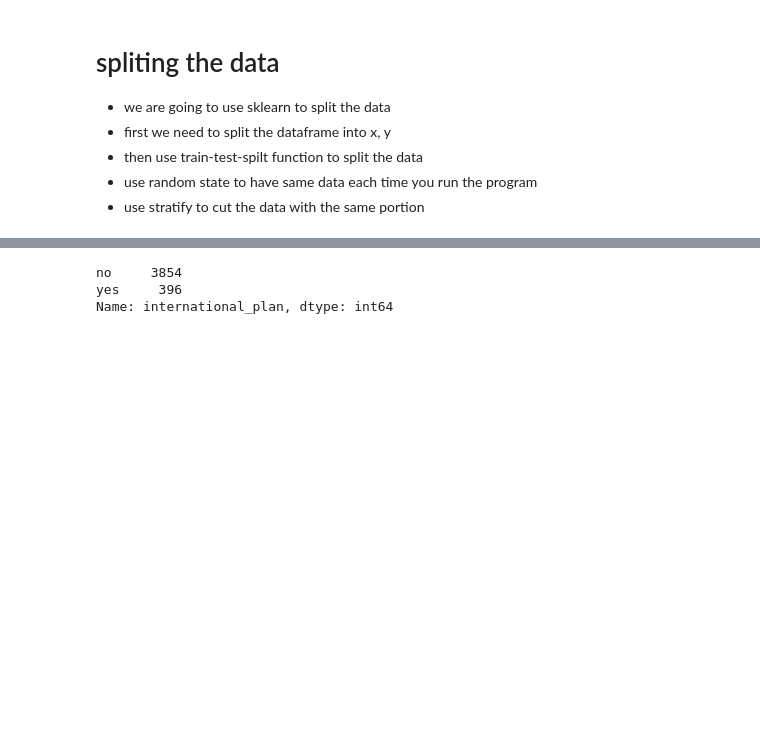
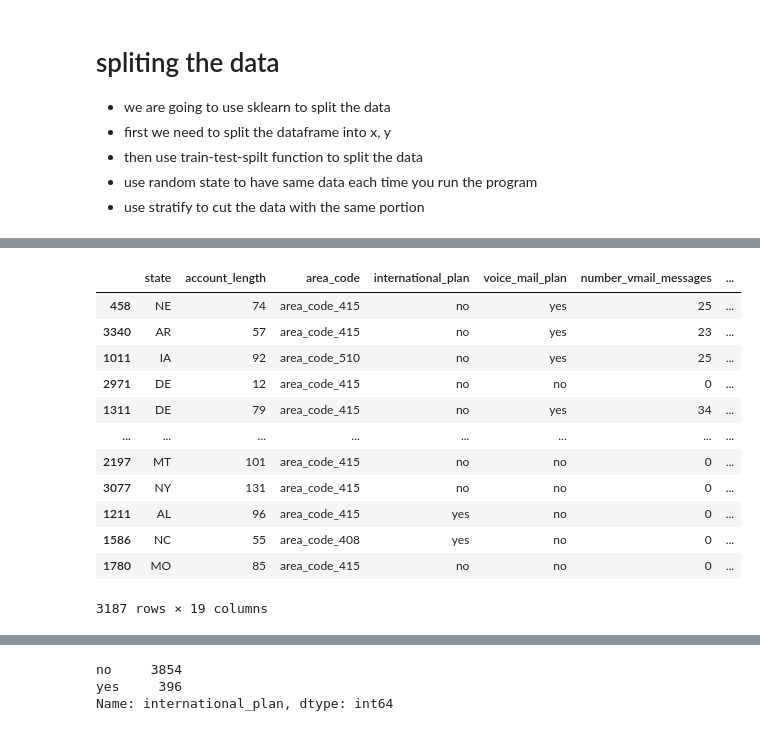
Before and after one commit to alexlopespereira/idp_competenciasdegestao, a Jupyter notebook: Notebooks/Aula6/AbanobMorgan_Customer-churn-prediction.ipynb, the cells around one changed output, grey strips where cells are left out. Drawn from its saved outputs; the diff is of its cells as text; code cells hidden in the pictures; blank space fills up the shorter version.

```diff
--- a/Notebooks/Aula6/AbanobMorgan_Customer-churn-prediction.ipynb
+++ b/Notebooks/Aula6/AbanobMorgan_Customer-churn-prediction.ipynb
@@ -20,7 +8,7 @@ import pandas as pd # data processing, CSV file I/O (e.g. pd.read_csv)
 # %% [markdown]
 # Carregando os dados com o pandas dataframe
 # %%
-df = pd.read_csv('/kaggle/input/customer-churn-prediction-2020/train.csv')
+df = pd.read_csv('https://raw.githubusercontent.com/alexlopespereira/idp_competenciasdegestao/main/Notebooks/Aula6/data/train.csv')
 df.head()
 # %% [output]
 |  | state | account_length | area_code | international_plan | voice_mail_plan | number_vmail_messages | ... |
@@ -129,2 +116,18 @@ y_train.value_counts(), y_val.value_counts()
  yes    150
  Name: churn, dtype: int64)
+# %%
+x_train
+# %% [output]
+|  | state | account_length | area_code | international_plan | voice_mail_plan | number_vmail_messages | ... |
+| 458 | NE | 74 | area_code_415 | no | yes | 25 | ... |
+| 3340 | AR | 57 | area_code_415 | no | yes | 23 | ... |
+| 1011 | IA | 92 | area_code_510 | no | yes | 25 | ... |
+| 2971 | DE | 12 | area_code_415 | no | no | 0 | ... |
+| 1311 | DE | 79 | area_code_415 | no | yes | 34 | ... |
+| ... | ... | ... | ... | ... | ... | ... | ... |
+| 2197 | MT | 101 | area_code_415 | no | no | 0 | ... |
+| 3077 | NY | 131 | area_code_415 | no | no | 0 | ... |
+| 1211 | AL | 96 | area_code_415 | yes | no | 0 | ... |
+| 1586 | NC | 55 | area_code_408 | yes | no | 0 | ... |
+| 1780 | MO | 85 | area_code_415 | no | no | 0 | ... |
+3187 rows × 19 columns
```
Also changed, not shown: parts of 16 cells of this notebook, 1 other file.
